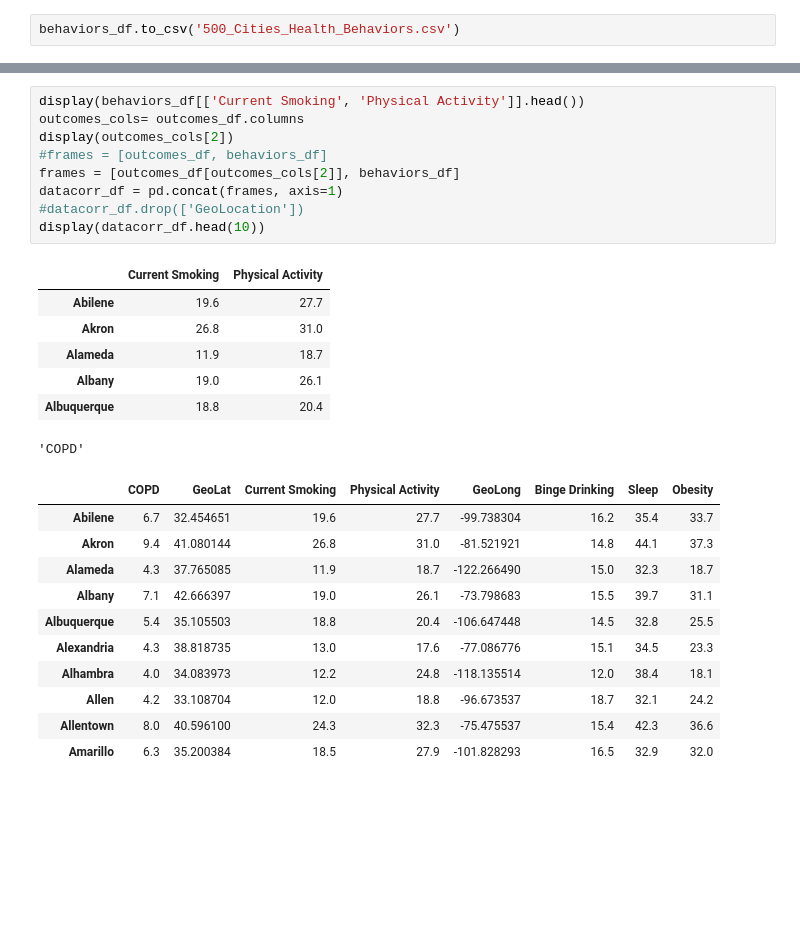
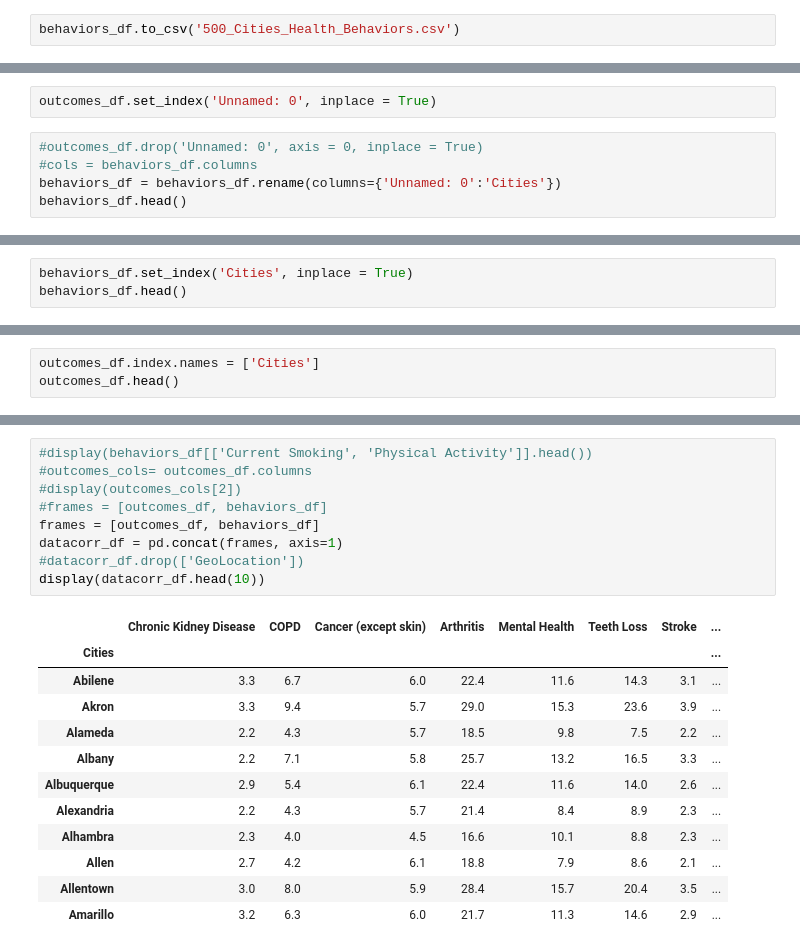
Before and after one commit to RJBeetel3/500_Cities_Project, a Jupyter notebook: 500_Cities_Data_Exploration4.ipynb, the cells around one changed output, grey strips where cells are left out. Saved outputs shown, nothing was run; the diff lists cells and outputs as text; blank space fills up the shorter version.

```diff
--- a/500_Cities_Data_Exploration4.ipynb
+++ b/500_Cities_Data_Exploration4.ipynb
@@ -179,0 +203,7 @@ behaviors_df.to_csv('500_Cities_Health_Behaviors.csv')
+# %%
+outcomes_df.set_index('Unnamed: 0', inplace = True)
+# %%
+#outcomes_df.drop('Unnamed: 0', axis = 0, inplace = True)
+#cols = behaviors_df.columns
+behaviors_df = behaviors_df.rename(columns={'Unnamed: 0':'Cities'})
+behaviors_df.head()
@@ -179,0 +217,3 @@ behaviors_df.to_csv('500_Cities_Health_Behaviors.csv')
+# %%
+behaviors_df.set_index('Cities', inplace = True)
+behaviors_df.head()
@@ -179,0 +228,3 @@ behaviors_df.to_csv('500_Cities_Health_Behaviors.csv')
+# %%
+outcomes_df.index.names = ['Cities']
+outcomes_df.head()
@@ -180,29 +239,23 @@ behaviors_df.to_csv('500_Cities_Health_Behaviors.csv')
 # %%
-display(behaviors_df[['Current Smoking', 'Physical Activity']].head())
-outcomes_cols= outcomes_df.columns
-display(outcomes_cols[2])
+#display(behaviors_df[['Current Smoking', 'Physical Activity']].head())
+#outcomes_cols= outcomes_df.columns
+#display(outcomes_cols[2])
 #frames = [outcomes_df, behaviors_df]
-frames = [outcomes_df[outcomes_cols[2]], behaviors_df]
+frames = [outcomes_df, behaviors_df]
 datacorr_df = pd.concat(frames, axis=1)
 #datacorr_df.drop(['GeoLocation'])
 display(datacorr_df.head(10))
 # %% [output]
-|  | Current Smoking | Physical Activity |
-| Abilene | 19.6 | 27.7 |
-| Akron | 26.8 | 31.0 |
-| Alameda | 11.9 | 18.7 |
-| Albany | 19.0 | 26.1 |
-| Albuquerque | 18.8 | 20.4 |
+|  | Chronic Kidney Disease | COPD | Cancer (except skin) | Arthritis | Mental Health | Teeth Loss | Stroke | ... |
+| Cities |  |  |  |  |  |  |  | ... |
+| Abilene | 3.3 | 6.7 | 6.0 | 22.4 | 11.6 | 14.3 | 3.1 | ... |
+| Akron | 3.3 | 9.4 | 5.7 | 29.0 | 15.3 | 23.6 | 3.9 | ... |
+| Alameda | 2.2 | 4.3 | 5.7 | 18.5 | 9.8 | 7.5 | 2.2 | ... |
+| Albany | 2.2 | 7.1 | 5.8 | 25.7 | 13.2 | 16.5 | 3.3 | ... |
+| Albuquerque | 2.9 | 5.4 | 6.1 | 22.4 | 11.6 | 14.0 | 2.6 | ... |
+| Alexandria | 2.2 | 4.3 | 5.7 | 21.4 | 8.4 | 8.9 | 2.3 | ... |
+| Alhambra | 2.3 | 4.0 | 4.5 | 16.6 | 10.1 | 8.8 | 2.3 | ... |
+| Allen | 2.7 | 4.2 | 6.1 | 18.8 | 7.9 | 8.6 | 2.1 | ... |
+| Allentown | 3.0 | 8.0 | 5.9 | 28.4 | 15.7 | 20.4 | 3.5 | ... |
+| Amarillo | 3.2 | 6.3 | 6.0 | 21.7 | 11.3 | 14.6 | 2.9 | ... |
-'COPD'
-|  | COPD | GeoLat | Current Smoking | Physical Activity | GeoLong | Binge Drinking | Sleep | Obesity |
-| Abilene | 6.7 | 32.454651 | 19.6 | 27.7 | -99.738304 | 16.2 | 35.4 | 33.7 |
-| Akron | 9.4 | 41.080144 | 26.8 | 31.0 | -81.521921 | 14.8 | 44.1 | 37.3 |
-| Alameda | 4.3 | 37.765085 | 11.9 | 18.7 | -122.266490 | 15.0 | 32.3 | 18.7 |
-| Albany | 7.1 | 42.666397 | 19.0 | 26.1 | -73.798683 | 15.5 | 39.7 | 31.1 |
-| Albuquerque | 5.4 | 35.105503 | 18.8 | 20.4 | -106.647448 | 14.5 | 32.8 | 25.5 |
-| Alexandria | 4.3 | 38.818735 | 13.0 | 17.6 | -77.086776 | 15.1 | 34.5 | 23.3 |
-| Alhambra | 4.0 | 34.083973 | 12.2 | 24.8 | -118.135514 | 12.0 | 38.4 | 18.1 |
-| Allen | 4.2 | 33.108704 | 12.0 | 18.8 | -96.673537 | 18.7 | 32.1 | 24.2 |
-| Allentown | 8.0 | 40.596100 | 24.3 | 32.3 | -75.475537 | 15.4 | 42.3 | 36.6 |
-| Amarillo | 6.3 | 35.200384 | 18.5 | 27.9 | -101.828293 | 16.5 | 32.9 | 32.0 |
 # %%
```
Also changed, not shown: parts of 8 cells of this notebook.
